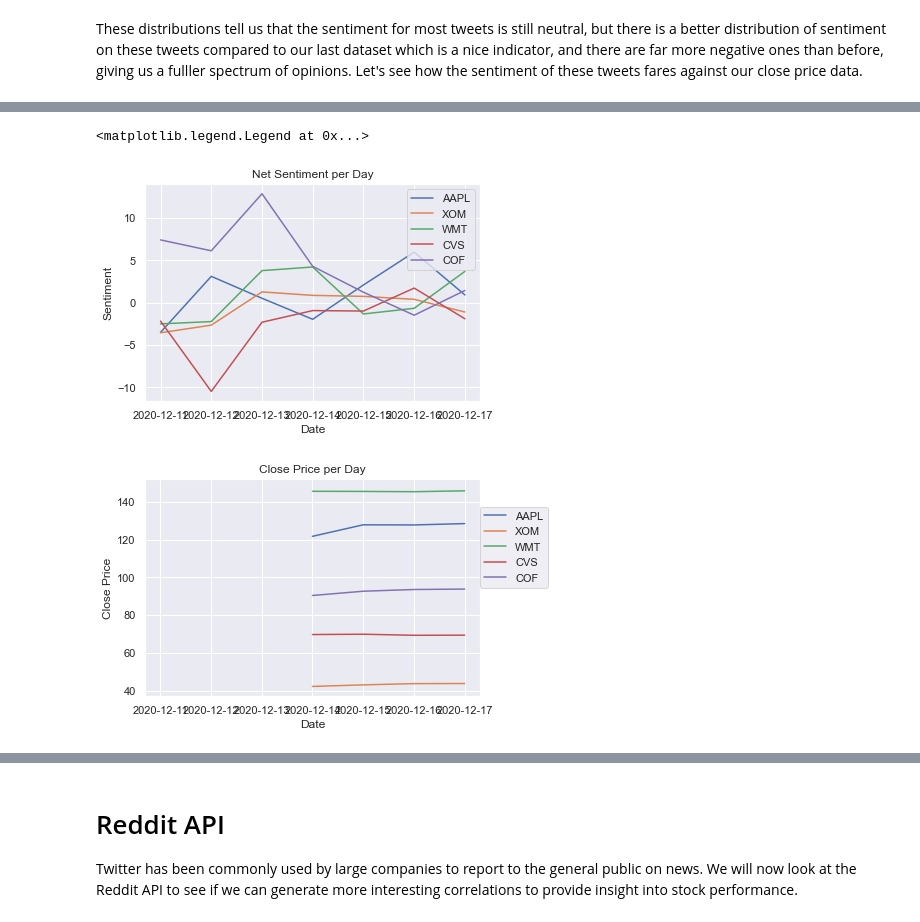
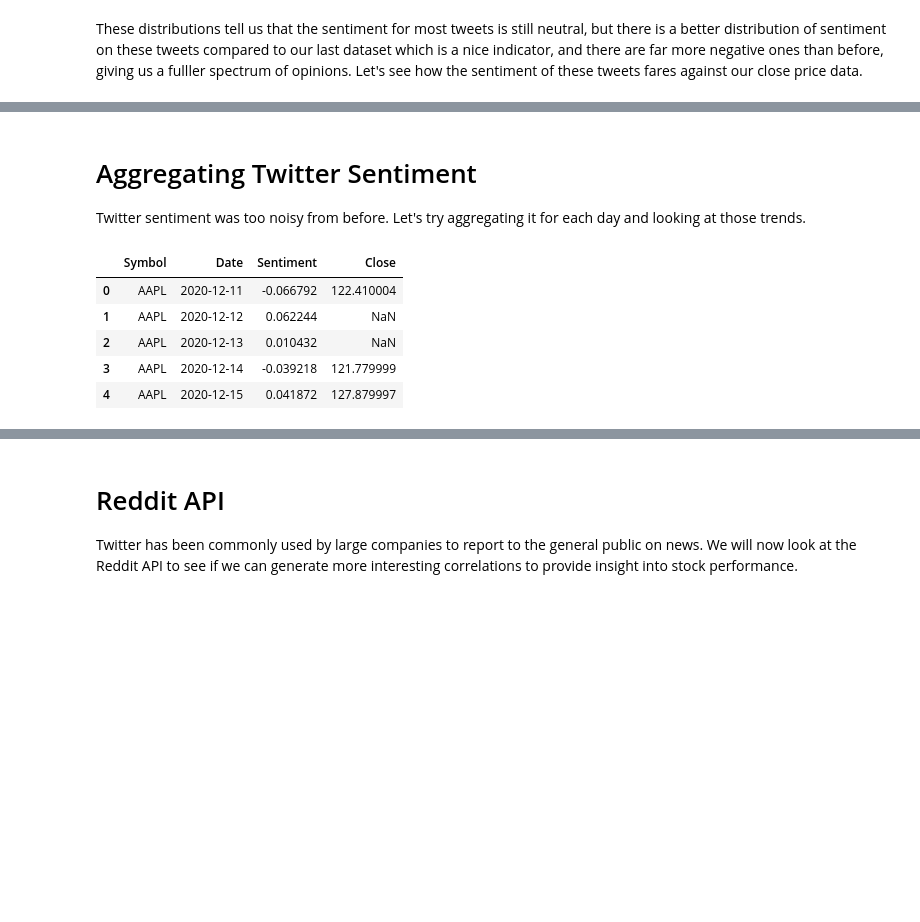
Before and after one commit to gilaniasher/sentiment-driven-market-analysis, a Jupyter notebook: results.ipynb, the cells around one changed output, grey strips where cells are left out. Drawn from its saved outputs; the diff is of its cells as text; code cells hidden in the pictures; blank space fills up the shorter version.

```diff
--- a/results.ipynb
+++ b/results.ipynb
@@ -443,18 +421,15 @@ net_df.iloc[0:7]
-# %%
-for company in net_df["Symbol"].unique():
-    plt.title("Net Sentiment per Day")
-    plt.xlabel("Date")
-    plt.ylabel("Sentiment")
-    plt.plot(net_df[net_df["Symbol"] == company]["Date"], net_df[net_df["Symbol"] == company]["Sentiment"], label=company)
-plt.legend()
-plt.figure()
-for company in net_df["Symbol"].unique():
-    plt.title("Close Price per Day")
-    plt.xlabel("Date")
-    plt.ylabel("Close Price")
-    plt.plot(net_df[net_df["Symbol"] == company]["Date"], net_df[net_df["Symbol"] == company]["Close"], label=company)
-plt.legend(loc=(1, .5))
-# %% [output]
-<matplotlib.legend.Legend at 0x...>
-[figure, removed]
-[figure, removed]
+# %% [markdown]
+# Aggregating Twitter Sentiment
+Twitter sentiment was too noisy from before. Let's try aggregating it for each day and looking at those trends.
+# %%
+# For each company on each day, get the average of the sentiment
+rel_cols = ['Symbol', 'Date', 'Sentiment', 'Close']
+net_df = tweet_df[rel_cols].groupby(['Symbol', 'Date']).mean().reset_index()
+net_df.head()
+# %% [output]
+|  | Symbol | Date | Sentiment | Close |
+| 0 | AAPL | 2020-12-11 | -0.066792 | 122.410004 |
+| 1 | AAPL | 2020-12-12 | 0.062244 | NaN |
+| 2 | AAPL | 2020-12-13 | 0.010432 | NaN |
+| 3 | AAPL | 2020-12-14 | -0.039218 | 121.779999 |
+| 4 | AAPL | 2020-12-15 | 0.041872 | 127.879997 |
```
Also changed, not shown: parts of 23 cells of this notebook, 1 other file.
